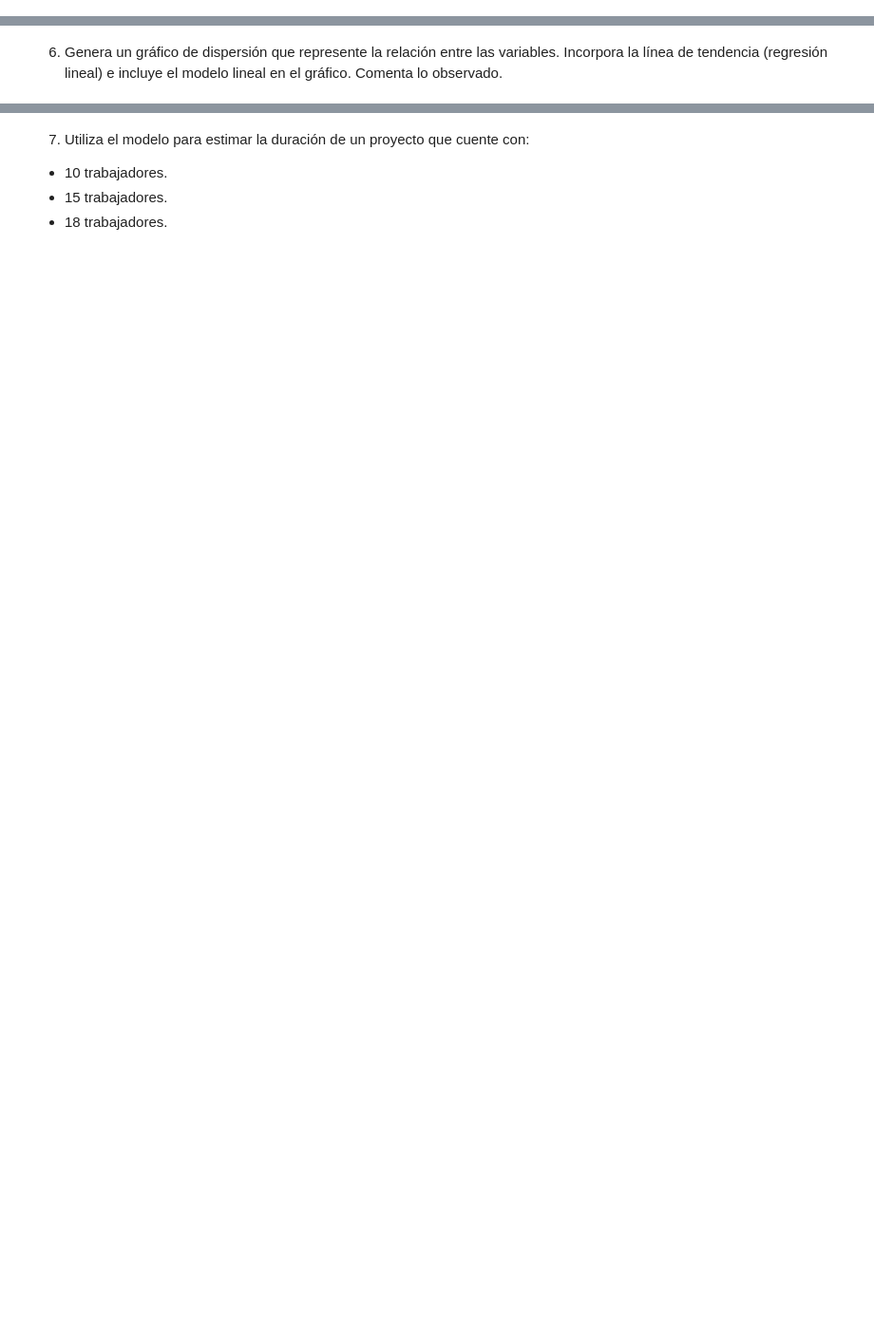
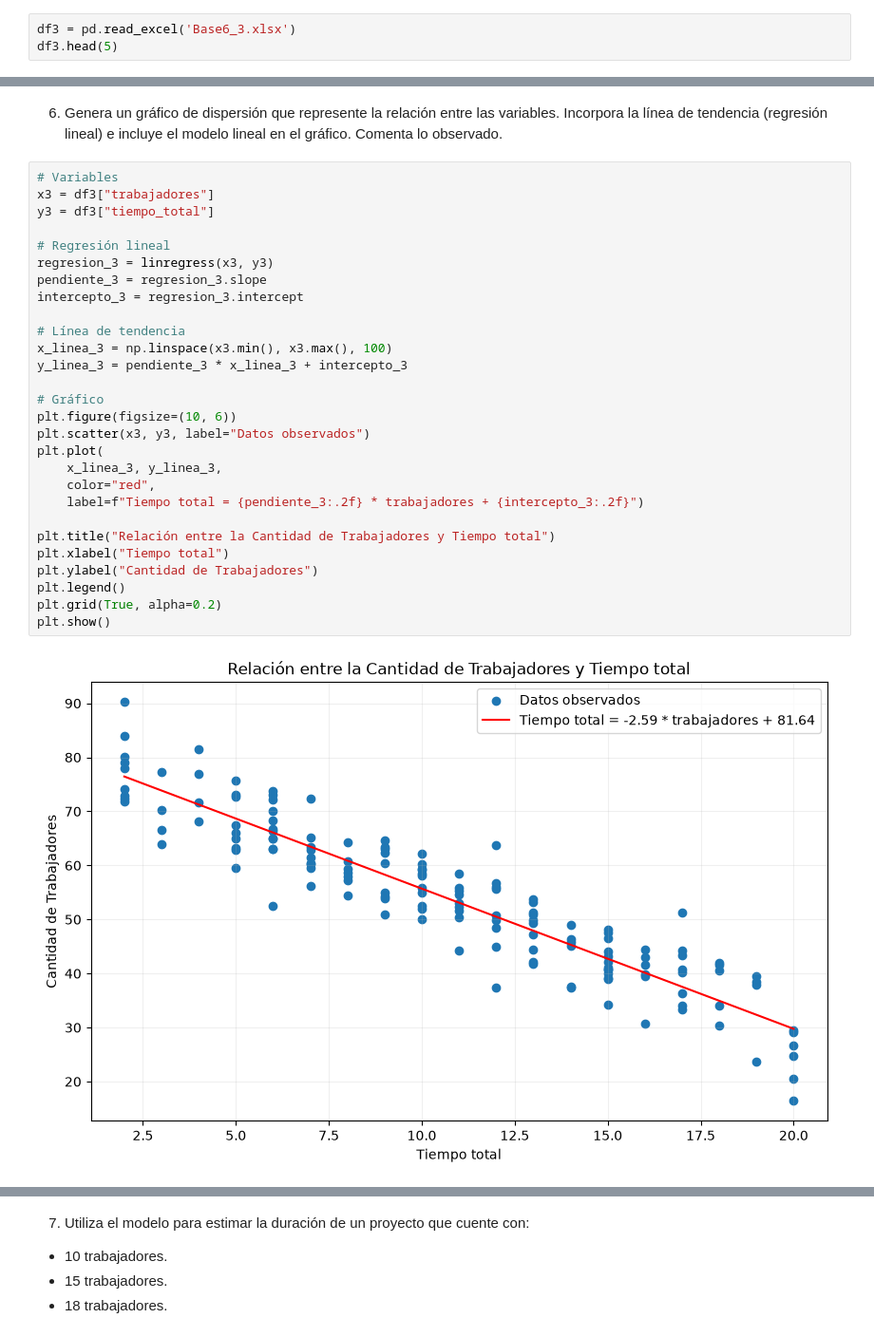
Before and after one commit to Jeanrenel92/labs-estadistica-desc, a Jupyter notebook: SEM2/L6/Laboratorio 6_Modelos de Regresión Lineal.ipynb, the cells around one changed output, grey strips where cells are left out. Shown at 95% size. Cells and saved outputs as stored; diff of their text form; blank space fills up the shorter version.

Commit message:
actividad 3 finalizado, corregir nombre de variable para evitar error en los resultados de las actividades 1 y 2

```diff
--- a/SEM2/L6/Laboratorio 6_Modelos de Regresión Lineal.ipynb
+++ b/SEM2/L6/Laboratorio 6_Modelos de Regresión Lineal.ipynb
@@ -266,3 +266,6 @@ Una empresa de servicios técnicos desea analizar la relación entre el número
 Descargar la base de datos **<a href="https://docs.google.com/spreadsheets/d/1HQgGNDwDGoDqCU5YECgwNh724iLgUORz/export?format=xlsx">aquí</a>** y responde las siguientes preguntas:
 # %% [markdown]
 1. Muestra las primeras cinco filas de la base de datos.
+# %%
+df3 = pd.read_excel('Base6_3.xlsx')
+df3.head(5)
@@ -277,2 +326,32 @@ Descargar la base de datos **<a href="https://docs.google.com/spreadsheets/d/1HQ
 # %% [markdown]
 6. Genera un gráfico de dispersión que represente la relación entre las variables. Incorpora la línea de tendencia (regresión lineal) e incluye el modelo lineal en el gráfico. Comenta lo observado.
+# %%
+# Variables
+x3 = df3["trabajadores"]
+y3 = df3["tiempo_total"]
+
+# Regresión lineal
+regresion_3 = linregress(x3, y3)
+pendiente_3 = regresion_3.slope
+intercepto_3 = regresion_3.intercept
+
+# Línea de tendencia
+x_linea_3 = np.linspace(x3.min(), x3.max(), 100)
+y_linea_3 = pendiente_3 * x_linea_3 + intercepto_3
+
+# Gráfico
+plt.figure(figsize=(10, 6))
+plt.scatter(x3, y3, label="Datos observados")
+plt.plot(
+    x_linea_3, y_linea_3,
+    color="red",
+    label=f"Tiempo total = {pendiente_3:.2f} * trabajadores + {intercepto_3:.2f}")
+
+plt.title("Relación entre la Cantidad de Trabajadores y Tiempo total")
+plt.xlabel("Tiempo total")
+plt.ylabel("Cantidad de Trabajadores")
+plt.legend()
+plt.grid(True, alpha=0.2)
+plt.show()
+# %% [output]
+[figure, added]
```
Also changed, not shown: parts of 11 cells of this notebook.
